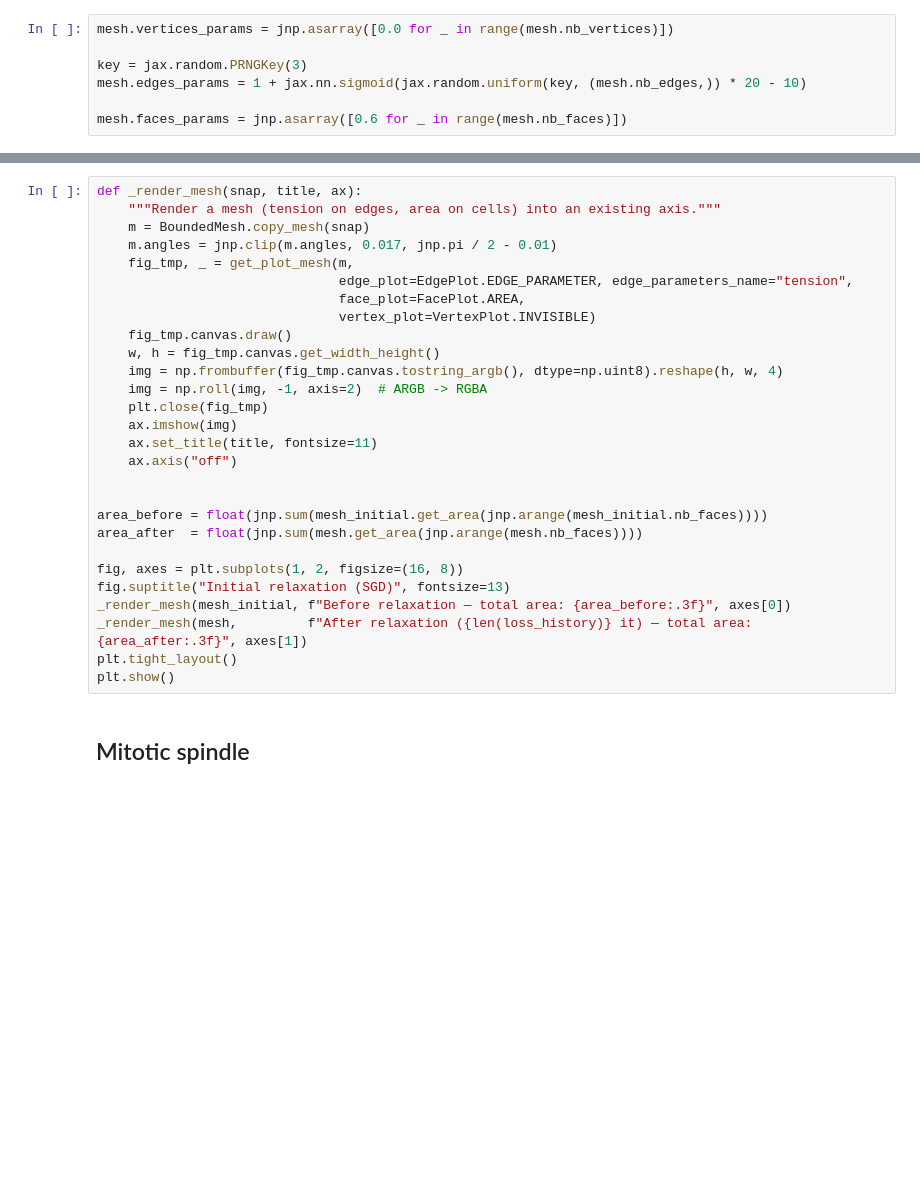
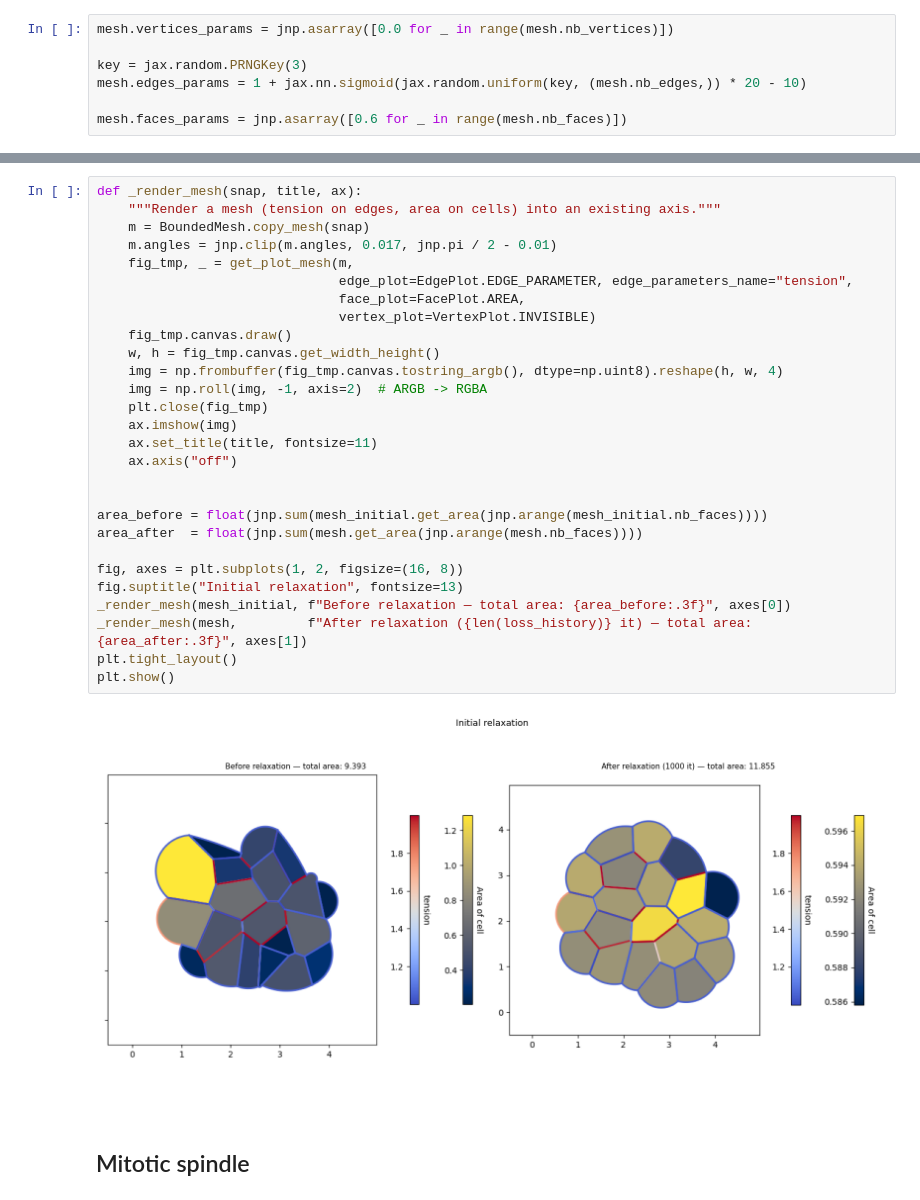
Before and after one commit to VirtualEmbryo/vertax, a Jupyter notebook: src/vertax/mitotic_spindle/tutorial.ipynb, the cells around one changed output, grey strips where cells are left out. Drawn from its saved outputs; the diff is of its cells as text; blank space fills up the shorter version.

```diff
--- a/src/vertax/mitotic_spindle/tutorial.ipynb
+++ b/src/vertax/mitotic_spindle/tutorial.ipynb
@@ -145,31 +159,33 @@ loss_history = bilevel_optimizer.inner_optimization(mesh)
 # %%
 def _render_mesh(snap, title, ax):
     """Render a mesh (tension on edges, area on cells) into an existing axis."""
     m = BoundedMesh.copy_mesh(snap)
     m.angles = jnp.clip(m.angles, 0.017, jnp.pi / 2 - 0.01)
     fig_tmp, _ = get_plot_mesh(m,
                                edge_plot=EdgePlot.EDGE_PARAMETER, edge_parameters_name="tension",
                                face_plot=FacePlot.AREA,
                                vertex_plot=VertexPlot.INVISIBLE)
     fig_tmp.canvas.draw()
     w, h = fig_tmp.canvas.get_width_height()
     img = np.frombuffer(fig_tmp.canvas.tostring_argb(), dtype=np.uint8).reshape(h, w, 4)
     img = np.roll(img, -1, axis=2)  # ARGB -> RGBA
     plt.close(fig_tmp)
     ax.imshow(img)
     ax.set_title(title, fontsize=11)
     ax.axis("off")
 
 
 area_before = float(jnp.sum(mesh_initial.get_area(jnp.arange(mesh_initial.nb_faces))))
 area_after  = float(jnp.sum(mesh.get_area(jnp.arange(mesh.nb_faces))))
 
 fig, axes = plt.subplots(1, 2, figsize=(16, 8))
-fig.suptitle("Initial relaxation (SGD)", fontsize=13)
+fig.suptitle("Initial relaxation", fontsize=13)
 _render_mesh(mesh_initial, f"Before relaxation — total area: {area_before:.3f}", axes[0])
 _render_mesh(mesh,         f"After relaxation ({len(loss_history)} it) — total area: {area_after:.3f}", axes[1])
 plt.tight_layout()
 plt.show()
+# %% [output]
+[figure, added]
 # %% [markdown]
 ## Mitotic spindle
 # %%
```
Also changed, not shown: parts of 5 cells of this notebook, 1 other file.
